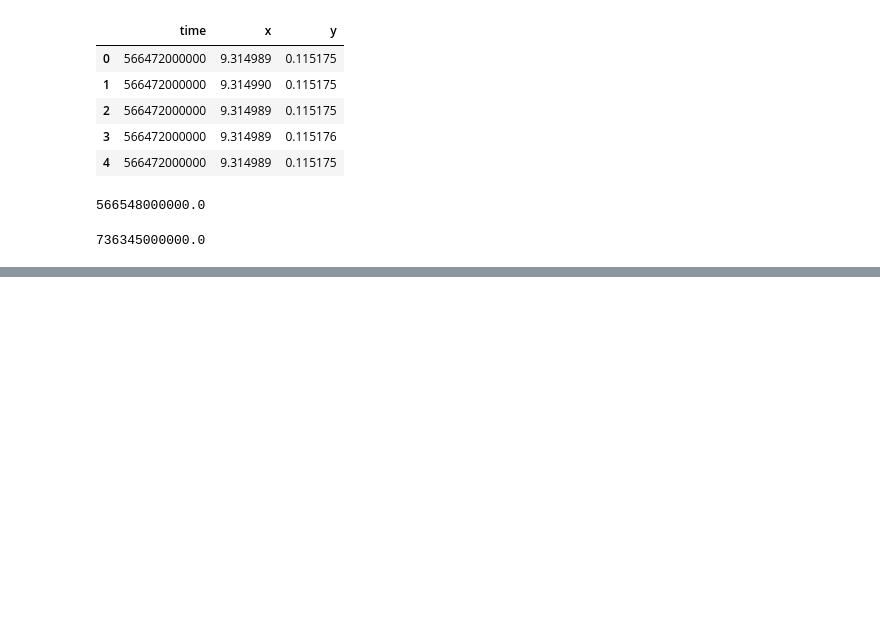
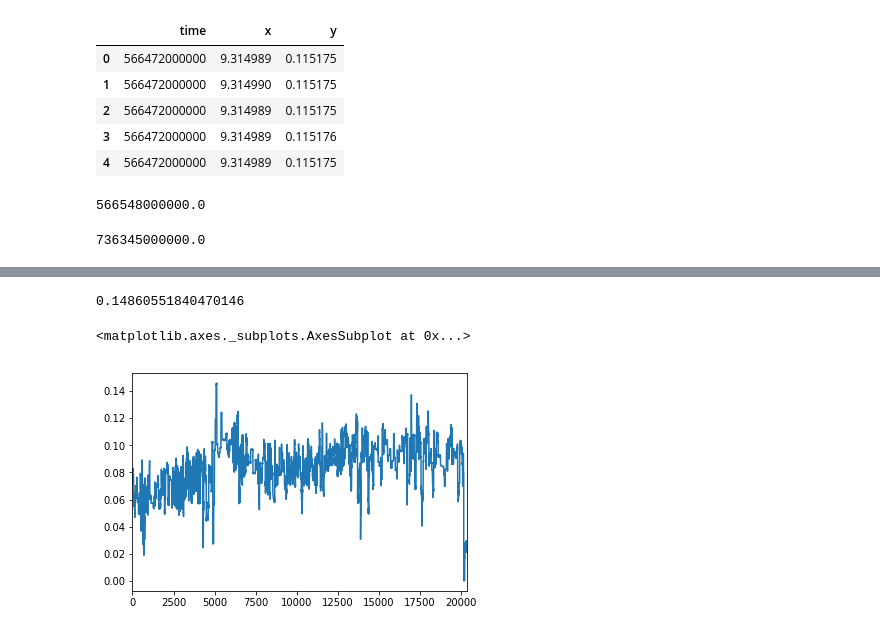
Before and after one commit to sopper08/mbot, a Jupyter notebook: src/mbot_pos_recorder/src/visual_location_analysis.ipynb, the cells around one changed output, grey strips where cells are left out. Cells and saved outputs as stored; diff of their text form; code cells hidden in the pictures; blank space fills up the shorter version.

Commit message:
compute error of different period

```diff
--- a/src/mbot_pos_recorder/src/visual_location_analysis.ipynb
+++ b/src/mbot_pos_recorder/src/visual_location_analysis.ipynb
@@ -11,3 +11,6 @@ DELTA_TIME = 2 * 10**9
+# %%
+# ns
+DELTA_TIME = 50000 * 10**6
 # %%
 odom_pos.head()
 # %% [output]
@@ -105,0 +91,17 @@ IndexError: list index out of range
+# %%
+tmp_x = []
+tmp_y = []
+for idx, row in odom_pos.iterrows():
+    if not np.isnan(row['cal_x']):
+        tmp_x.append(row['cal_x'])
+    else:
+        tmp_x.append(row['x'])
+    if not np.isnan(row['cal_y']):
+        tmp_y.append(row['cal_y'])
+    else:
+        tmp_y.append(row['y'])
+
+odom_pos['combine_x'] = pd.DataFrame(tmp_x)
+odom_pos['combine_y'] = pd.DataFrame(tmp_y)
+
+odom_pos.head()
@@ -105,0 +115,19 @@ IndexError: list index out of range
+# %%
+threshold = 3000000
+
+tmp_list = []
+for idx, row in odom_pos.iterrows():
+    min_t = row['time'] - threshold
+    max_t = row['time'] + threshold
+#     print(real_pos[])
+    df = real_pos[(real_pos['time']>min_t) & (real_pos['time']<max_t)].copy()
+    real_xy = df[["x", "y"]].mean()
+    tmp_list.append({
+        "time": row['time'],
+        "odom_x": row['combine_x'],
+        "odom_y": row['combine_y'],
+        "real_x": real_xy.x,
+        "real_y": real_xy.y,
+    })
+df_odom_And_real = pd.DataFrame(tmp_list)
+df_odom_And_real.head()
@@ -105,0 +141,14 @@ IndexError: list index out of range
+# %%
+x_mean_delta = (df_odom_And_real['odom_x']-df_odom_And_real['real_x']).abs().mean()
+y_mean_delta = (df_odom_And_real['odom_y']-df_odom_And_real['real_y']).abs().mean()
+
+error = math.sqrt(x_mean_delta**2 + y_mean_delta**2)
+print(error)
+# %% [output]
+0.14860551840470146
+# %%
+df = (df_odom_And_real['odom_x']-df_odom_And_real['real_x']).abs()
+df.plot()
+# %% [output]
+<matplotlib.axes._subplots.AxesSubplot at 0x...>
+[figure, added]
```
Also changed, not shown: parts of 7 cells of this notebook.
